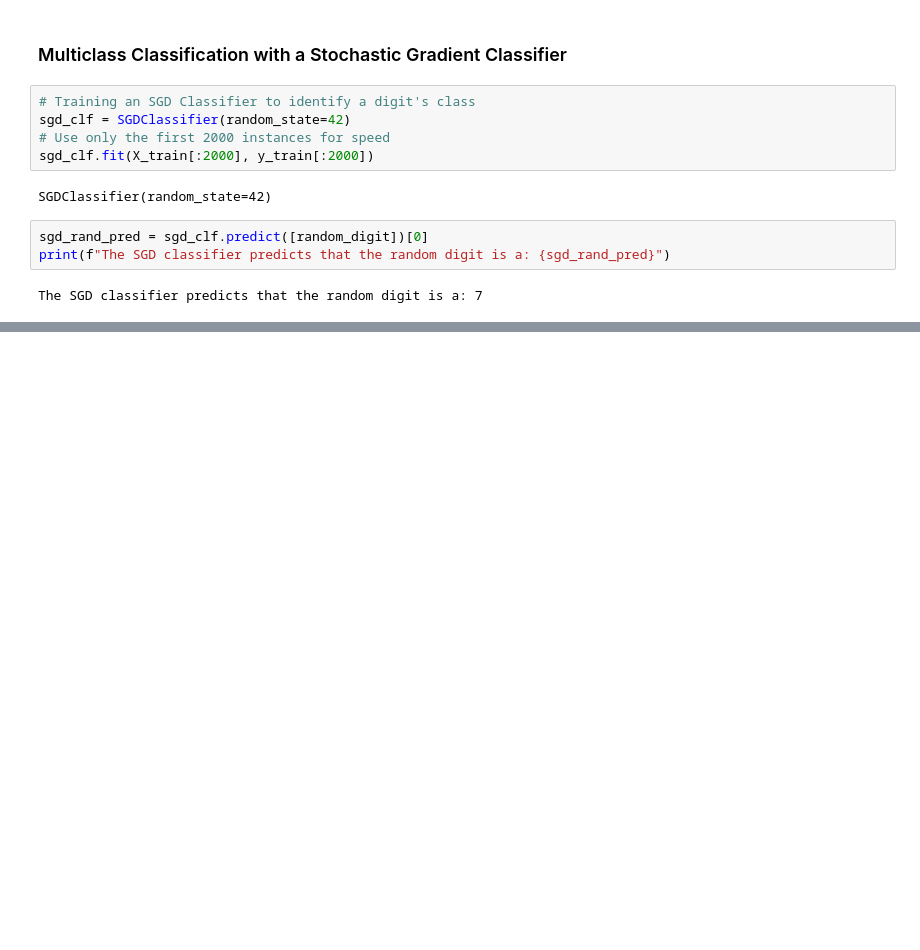
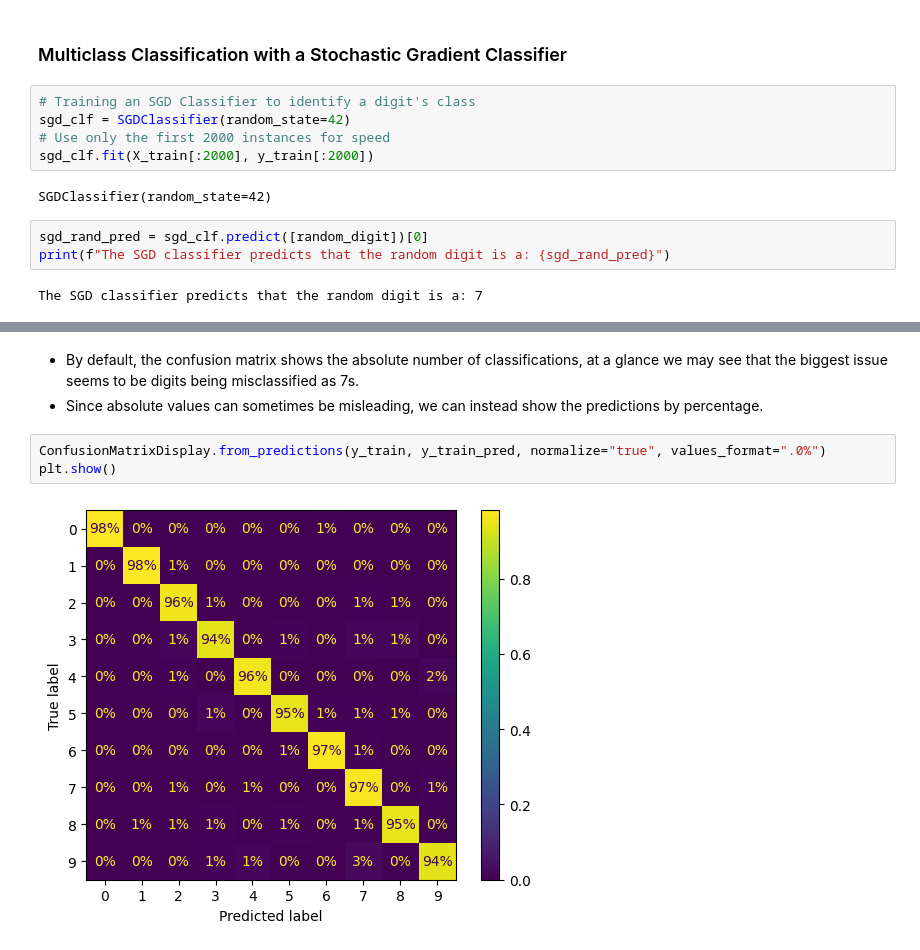
Before and after one commit to TevinAchong/hands-on-ml, a Jupyter notebook: chapter_03/chapter_03_cleaned.ipynb, the cells around one changed output, grey strips where cells are left out. Saved outputs shown, nothing was run; the diff lists cells and outputs as text; blank space fills up the shorter version.

```diff
--- a/chapter_03/chapter_03_cleaned.ipynb
+++ b/chapter_03/chapter_03_cleaned.ipynb
@@ -578,0 +611,8 @@ SGD Classifier Decision Scores for Each Class:
+# %% [markdown]
+- By default, the confusion matrix shows the absolute number of classifications, at a glance we may see that the biggest issue seems to be digits being misclassified as 7s.
+- Since absolute values can sometimes be misleading, we can instead show the predictions by percentage.
+# %%
+ConfusionMatrixDisplay.from_predictions(y_train, y_train_pred, normalize="true", values_format=".0%")
+plt.show()
+# %% [output]
+[figure, added]
```
Also changed, not shown: parts of 28 cells of this notebook.
